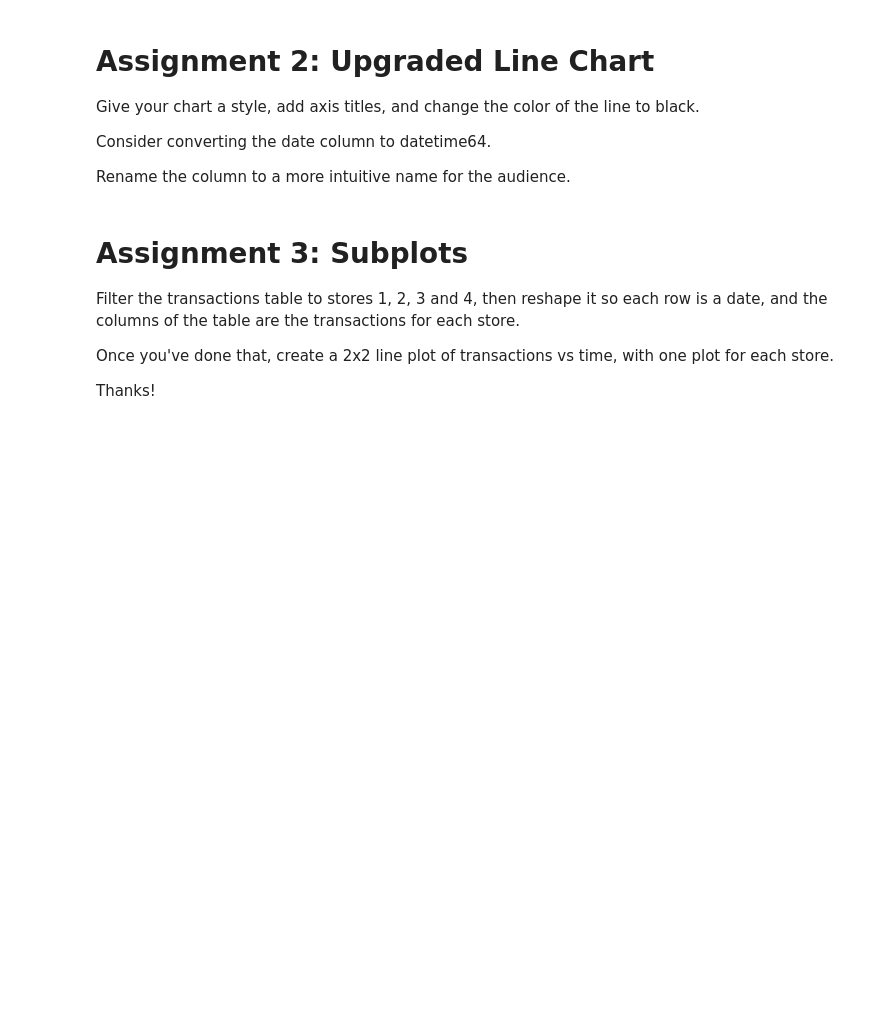
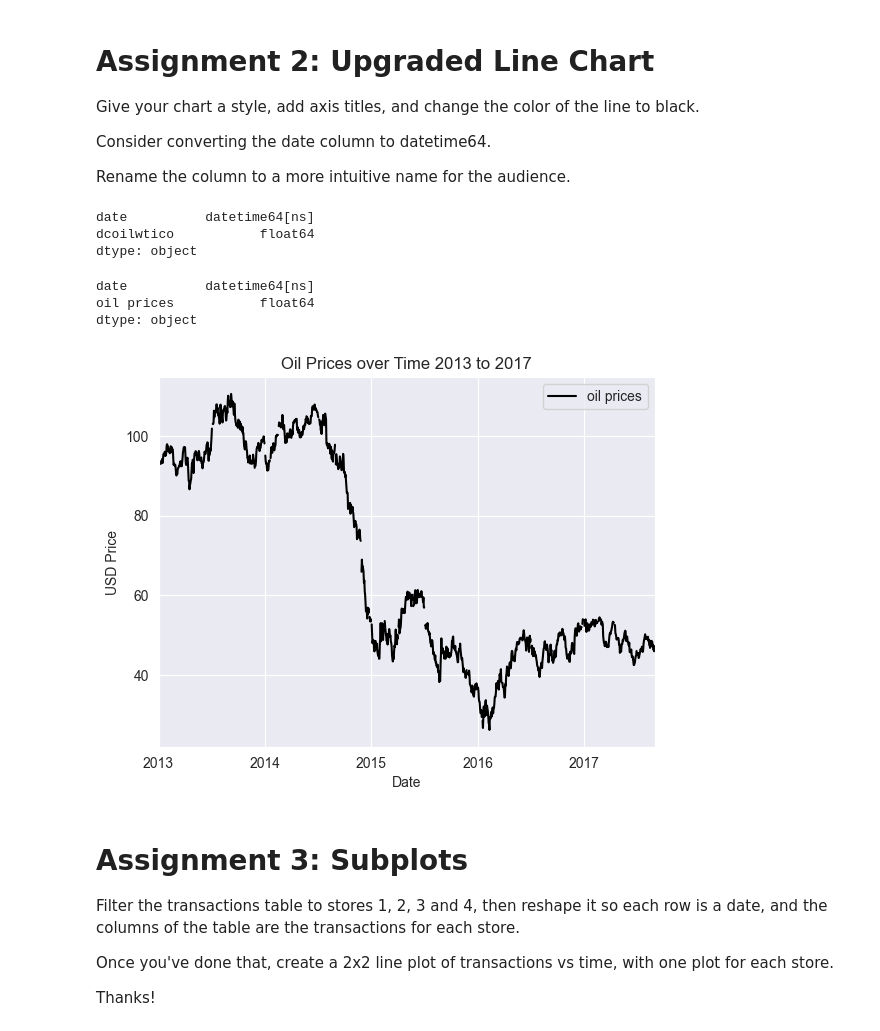
Before and after one commit to jameslaurence82/Udemy-Python_DataAnalysis_NumpyPandas, a Jupyter notebook: Pandas Course Resources/Course_Assignments/section05_data_viz.ipynb, the cells around one changed output. Cells and saved outputs as stored; diff of their text form; code cells hidden in the pictures; blank space fills up the shorter version.

```diff
--- a/Pandas Course Resources/Course_Assignments/section05_data_viz.ipynb
+++ b/Pandas Course Resources/Course_Assignments/section05_data_viz.ipynb
@@ -41,6 +42,36 @@ Give your chart a style, add axis titles, and change the color of the line to bl
 Consider converting the date column to datetime64.
 
 Rename the column to a more intuitive name for the audience.
+# %%
+# change date columns to datetime64
+oil['date'] = oil['date'].astype('datetime64[ns]')
+oil.dtypes
+# %% [output]
+date          datetime64[ns]
+dcoilwtico           float64
+dtype: object
+# %%
+# rename dcoilwtico column to oil price using dictionary
+oil = oil.rename(columns={'dcoilwtico':'Oil Price'})
+oil.dtypes
+# %% [output]
+date          datetime64[ns]
+oil prices           float64
+dtype: object
+# %%
+import seaborn as sns
+
+# apply 'darkgrid' style to charts
+sns.set_style('darkgrid')
+# provide style, axis titles, and black line color to chart
+oil.set_index('date').plot(
+    xlabel='Date',
+    ylabel='USD Price',
+    color='Black',
+    title='Oil Prices over Time 2013 to 2017'
+    );
+# %% [output]
+[figure, added]
 # %% [markdown]
 # Assignment 3: Subplots
 
```
Also changed, not shown: parts of 4 cells of this notebook, 1 other file.
